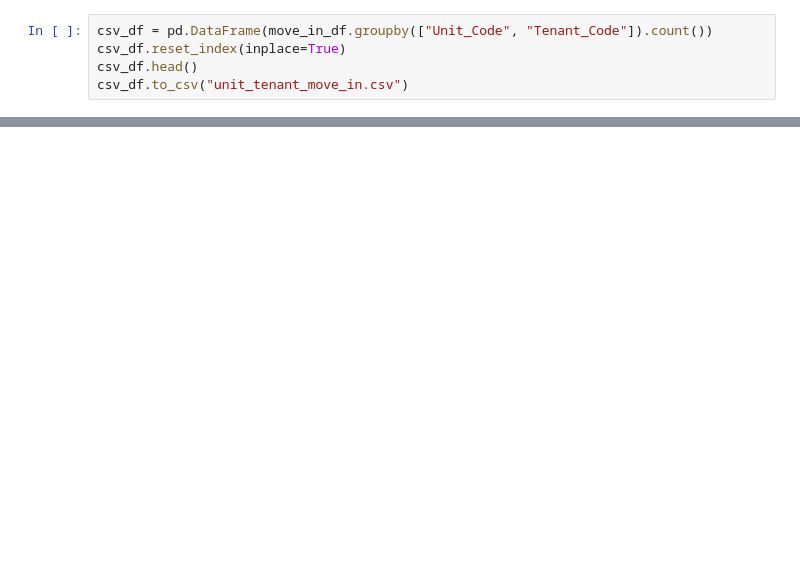
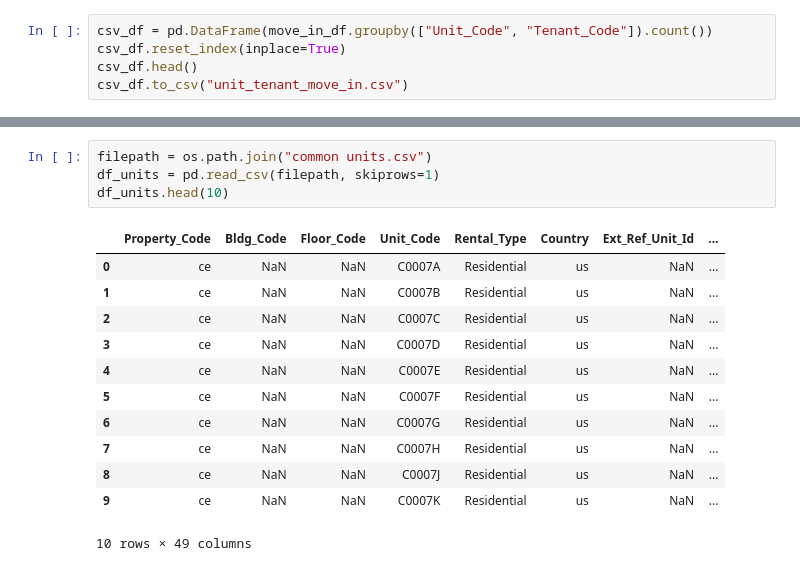
Before and after one commit to richinohio/Final_Project, a Jupyter notebook: Property_Status.ipynb, the cells around one changed output, grey strips where cells are left out. Drawn from its saved outputs; the diff is of its cells as text; blank space fills up the shorter version.

```diff
--- a/Property_Status.ipynb
+++ b/Property_Status.ipynb
@@ -76,3 +70,20 @@ df.groupby(["Unit_Code", "Tenant_Code"]).count()
 |  | t0031084 | 15 | 0 | 15 | 0 | 15 | 15 | ... |
 |  | t0038251 | 20 | 0 | 20 | 0 | 20 | 20 | ... |
 9228 rows × 24 columns
+# %%
+filepath = os.path.join("common units.csv")
+df_units = pd.read_csv(filepath, skiprows=1)
+df_units.head(10)
+# %% [output]
+|  | Property_Code | Bldg_Code | Floor_Code | Unit_Code | Rental_Type | Country | Ext_Ref_Unit_Id | ... |
+| 0 | ce | NaN | NaN | C0007A | Residential | us | NaN | ... |
+| 1 | ce | NaN | NaN | C0007B | Residential | us | NaN | ... |
+| 2 | ce | NaN | NaN | C0007C | Residential | us | NaN | ... |
+| 3 | ce | NaN | NaN | C0007D | Residential | us | NaN | ... |
+| 4 | ce | NaN | NaN | C0007E | Residential | us | NaN | ... |
+| 5 | ce | NaN | NaN | C0007F | Residential | us | NaN | ... |
+| 6 | ce | NaN | NaN | C0007G | Residential | us | NaN | ... |
+| 7 | ce | NaN | NaN | C0007H | Residential | us | NaN | ... |
+| 8 | ce | NaN | NaN | C0007J | Residential | us | NaN | ... |
+| 9 | ce | NaN | NaN | C0007K | Residential | us | NaN | ... |
+10 rows × 49 columns
```
Also changed, not shown: parts of 8 cells of this notebook, 1 other file.
